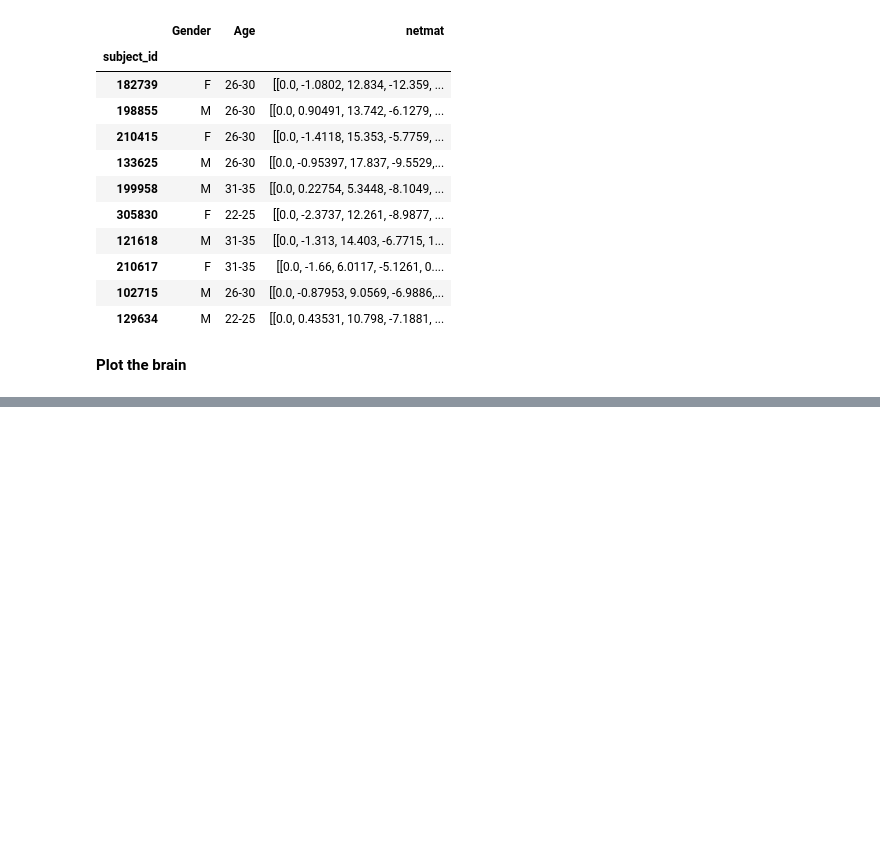
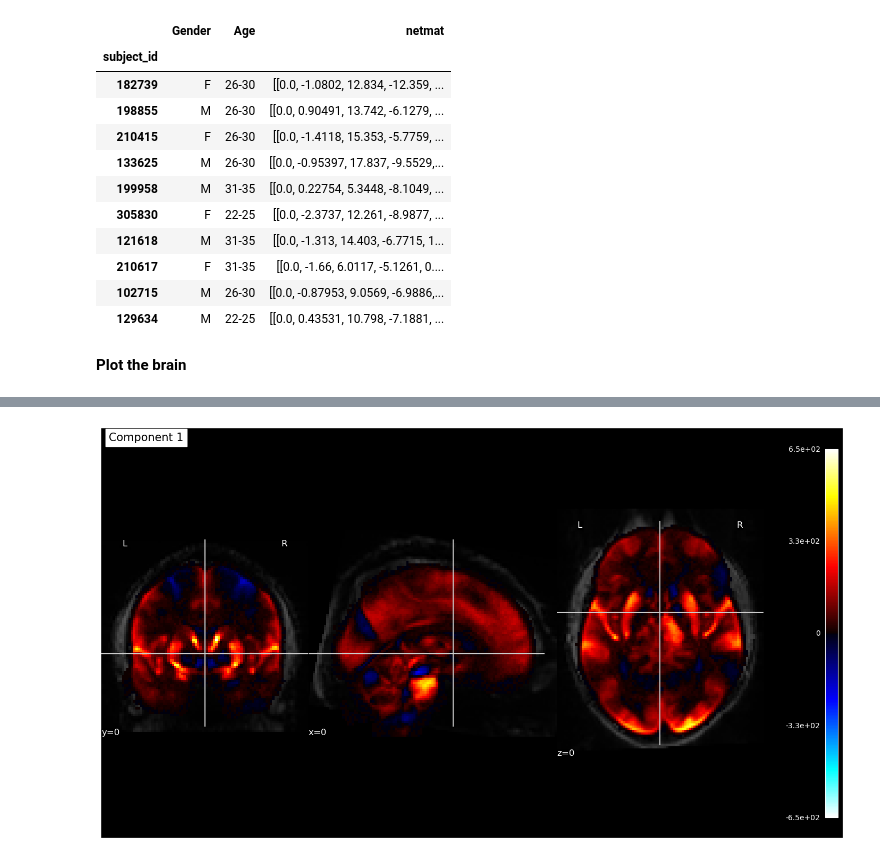
Before and after one commit to AndrewCheng02/DSC180B-Capstone-ProjectA09, a Jupyter notebook: Notebooks/Application/Andrew_Analysis.ipynb, the cells around one changed output, grey strips where cells are left out. Cells and saved outputs as stored; diff of their text form; code cells hidden in the pictures; blank space fills up the shorter version.

```diff
--- a/Notebooks/Application/Andrew_Analysis.ipynb
+++ b/Notebooks/Application/Andrew_Analysis.ipynb
@@ -209,0 +218,12 @@ plotting.plot_stat_map(component_img, mean_img, title='MELODIC Spatial Maps')
+# %%
+# Using sklearn Fast ICA, we generate ICA components from time series
+
+n = 3 # Number of components
+seed = 42 # Seed for ICA
+
+ica = FastICA(n_components = n, random_state = seed)
+ica_components = ica.fit_transform(time_series.T).T
+# %%
+# Centering and Standarding ICA components (As mentioned in methods section 2.2)
+ica_components -= ica_components.mean(axis=0)
+ica_components /= ica_components.std(axis=0)
@@ -209,0 +234,5 @@ plotting.plot_stat_map(component_img, mean_img, title='MELODIC Spatial Maps')
+# %%
+# First 3 components of our ICA
+ica_first_comp, ica_second_comp, ica_third_comp = ica_components
+
+print(ica_first_comp) #Example of first component
@@ -209,0 +280,7 @@ plotting.plot_stat_map(component_img, mean_img, title='MELODIC Spatial Maps')
+# %%
+# Plot the scores of the first ICA component network
+cp.plot_component(ica_first_comp, masker = masker, atlas = melodic_img,
+                  mean_img = mean_img, title = "Component 1", style = "score",
+                    threshold = 1.2, cut_coords = (0, 0, 0))
+# %% [output]
+[figure, added]
```
Also changed, not shown: parts of 7 cells of this notebook, 1 other file.
